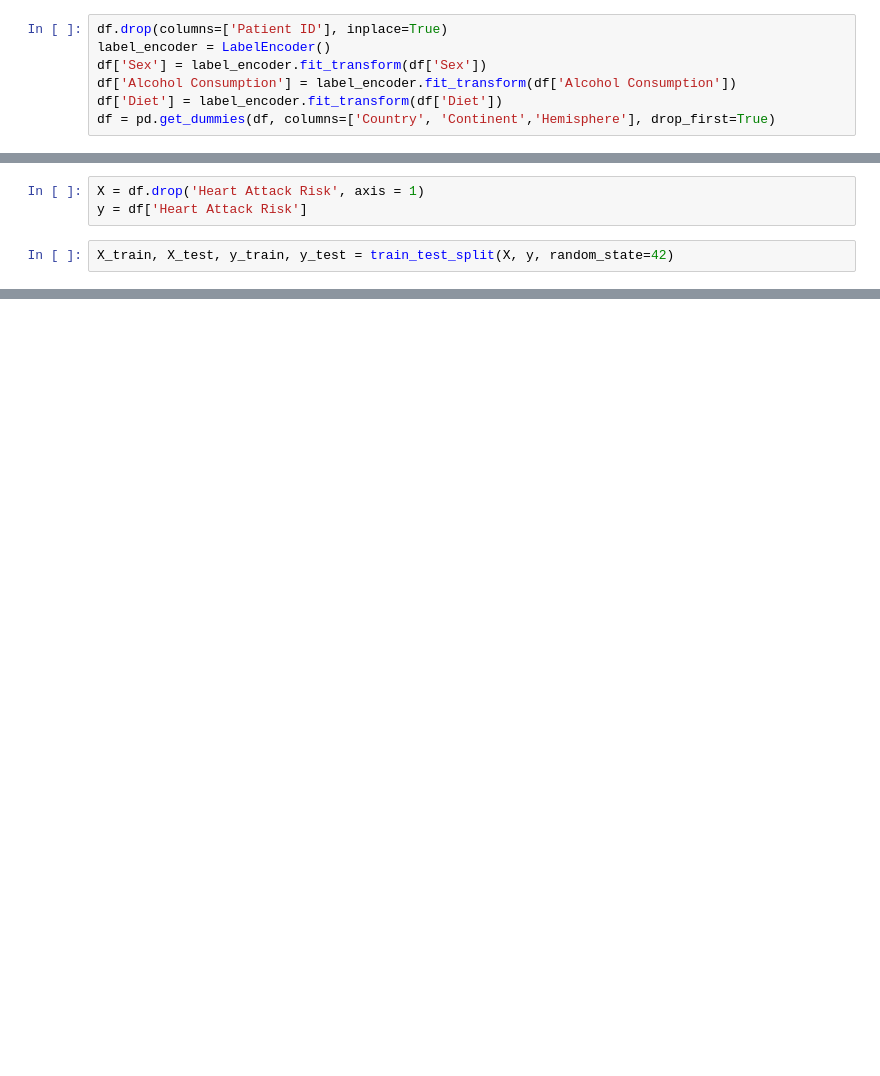
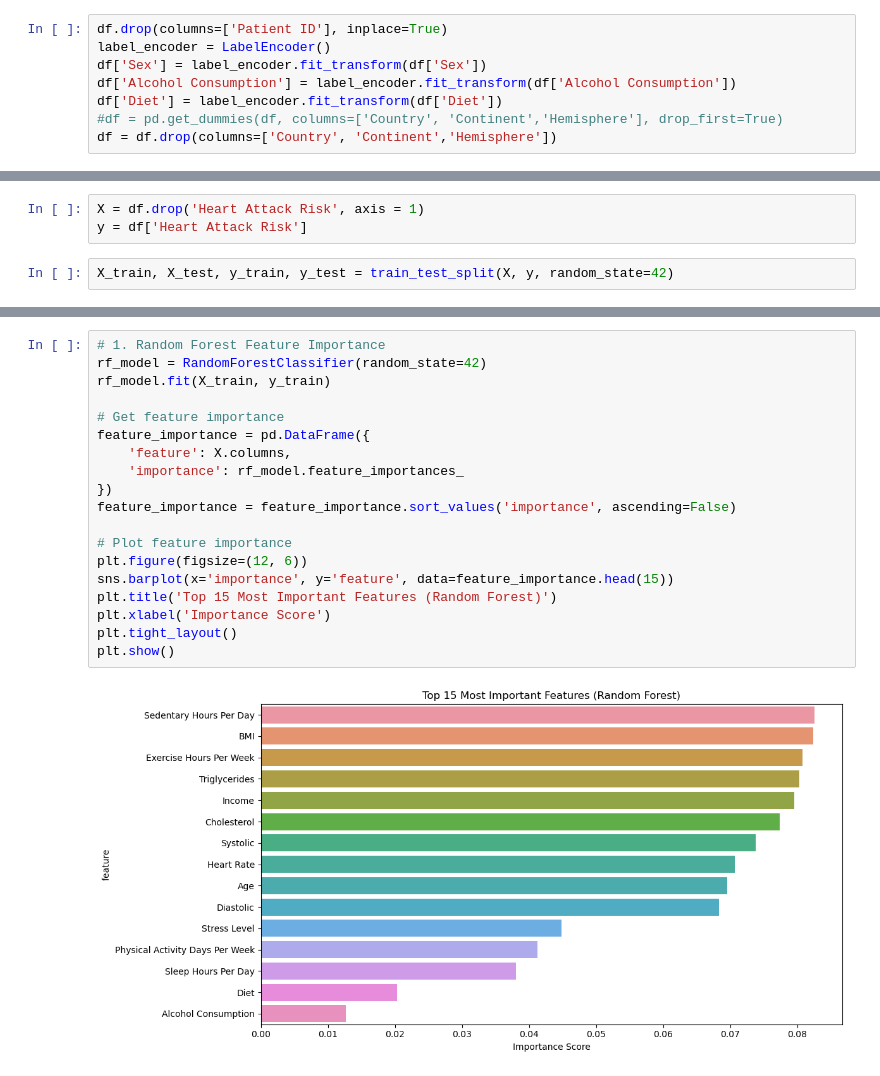
Before and after one commit to maddiejane25/Project-2, a Jupyter notebook: healthData.ipynb, the cells around one changed output, grey strips where cells are left out. Drawn from its saved outputs; the diff is of its cells as text; blank space fills up the shorter version.

Commit message:
models

```diff
--- a/healthData.ipynb
+++ b/healthData.ipynb
@@ -38,4 +52,5 @@ label_encoder = LabelEncoder()
 df['Sex'] = label_encoder.fit_transform(df['Sex'])
 df['Alcohol Consumption'] = label_encoder.fit_transform(df['Alcohol Consumption'])
 df['Diet'] = label_encoder.fit_transform(df['Diet'])
-df = pd.get_dummies(df, columns=['Country', 'Continent','Hemisphere'], drop_first=True)
+#df = pd.get_dummies(df, columns=['Country', 'Continent','Hemisphere'], drop_first=True)
+df = df.drop(columns=['Country', 'Continent','Hemisphere'])
@@ -72,0 +161,21 @@ for name, model in models.items():
+# %%
+# 1. Random Forest Feature Importance
+rf_model = RandomForestClassifier(random_state=42)
+rf_model.fit(X_train, y_train)
+
+# Get feature importance
+feature_importance = pd.DataFrame({
+    'feature': X.columns,
+    'importance': rf_model.feature_importances_
+})
+feature_importance = feature_importance.sort_values('importance', ascending=False)
+
+# Plot feature importance
+plt.figure(figsize=(12, 6))
+sns.barplot(x='importance', y='feature', data=feature_importance.head(15))
+plt.title('Top 15 Most Important Features (Random Forest)')
+plt.xlabel('Importance Score')
+plt.tight_layout()
+plt.show()
+# %% [output]
+[figure, added]
```
Also changed, not shown: parts of 16 cells of this notebook.
